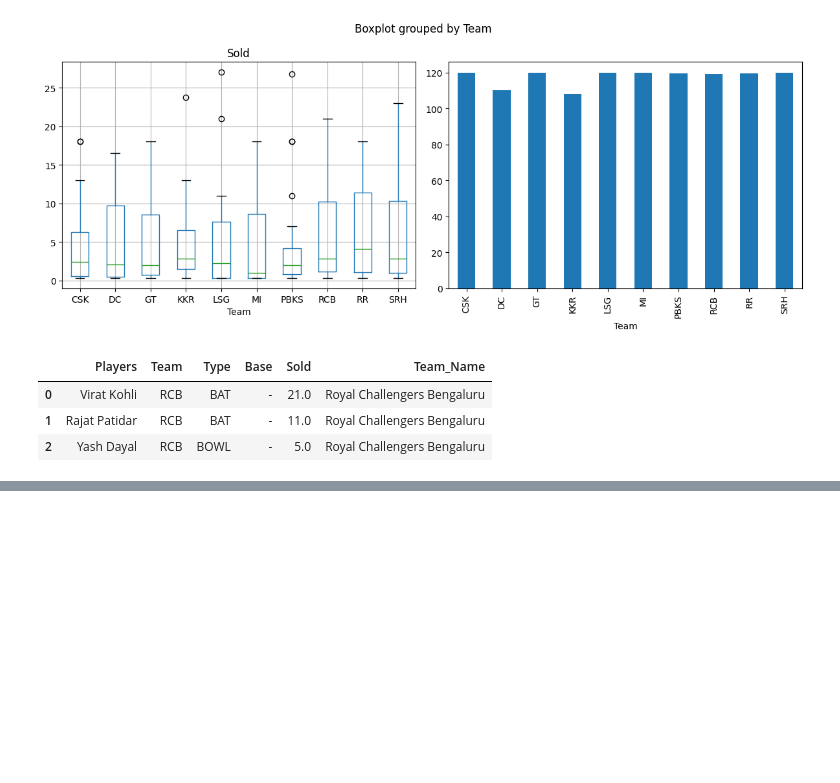
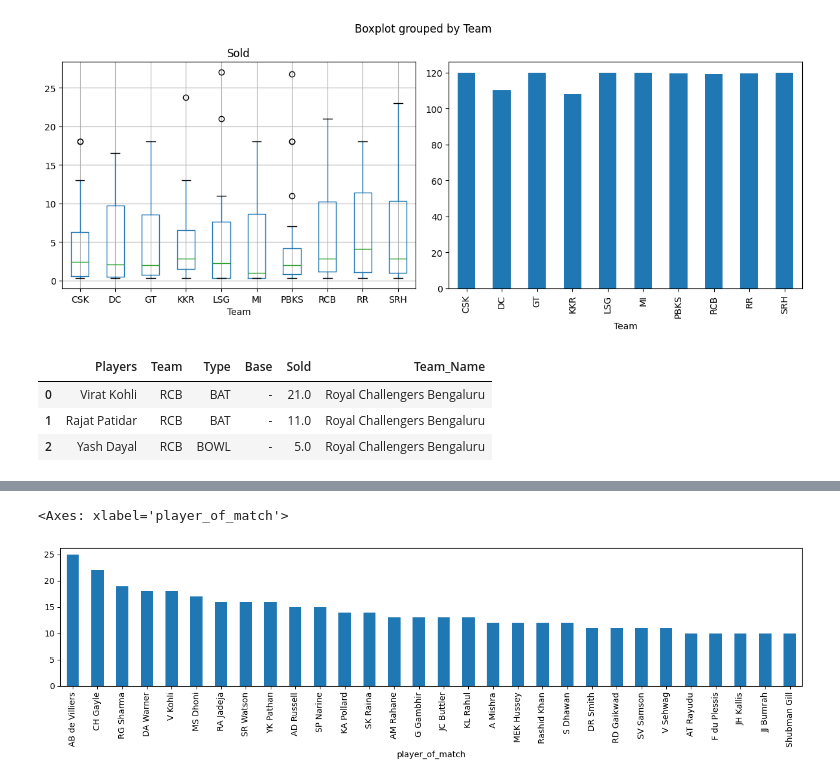
Before and after one commit to quickSilverShanks/IPL-CricPred, a Jupyter notebook: notebooks/Data Preprocessing.ipynb, the cells around one changed output, grey strips where cells are left out. Saved outputs shown, nothing was run; the diff lists cells and outputs as text; code cells hidden in the pictures; blank space fills up the shorter version.

Commit message:
upload processed data
upload processed data for matches and pom(player of match) trends

```diff
--- a/notebooks/Data Preprocessing.ipynb
+++ b/notebooks/Data Preprocessing.ipynb
@@ -23,6 +23,20 @@ TEAM_DICT = {'CSK' : 'Chennai Super Kings',
               'RR' : 'Rajasthan Royals',
               'SRH' : 'Sunrisers Hyderabad'
               }
+
+SEASON_FIX = {"2007/08" : "2008",
+              "2009/10" : "2010",
+              "2020/21" : "2020"
+              }
+
+TEAM_FULLN ={"Royal Challengers Bangalore":"Royal Challengers Bengaluru",
+             "Punjab Kings":"Kings XI Punjab",
+             "Deccan Chargers":"Sunrisers Hyderabad",
+             "Delhi Daredevils":"Delhi Capitals",
+             "Gujarat Lions":"Gujarat Titans",
+             "Rising Pune Supergiant":"Pune Warriors",
+             "Rising Pune Supergiants":"Pune Warriors"
+             }
 # %% [markdown]
 ### Data : Auction 2025
 # %%
@@ -98,0 +113,11 @@ auction25_cleaned.to_csv("../data/processed/auction25.csv", index=False)
+# %%
+matches = pd.read_csv("../data/kaggle/all_seasons_concise/matches.csv")
+
+matches["season"] = matches["season"].apply(lambda x: SEASON_FIX.get(x) if x in SEASON_FIX.keys() else x)
+matches["team1"] = matches["team1"].apply(lambda x: TEAM_FULLN.get(x) if x in TEAM_FULLN.keys() else x)
+matches["team2"] = matches["team2"].apply(lambda x: TEAM_FULLN.get(x) if x in TEAM_FULLN.keys() else x)
+matches["toss_winner"] = matches["toss_winner"].apply(lambda x: TEAM_FULLN.get(x) if x in TEAM_FULLN.keys() else x)
+matches["winner"] = matches["winner"].apply(lambda x: TEAM_FULLN.get(x) if x in TEAM_FULLN.keys() else x)
+
+matches.to_csv("../data/processed/matches.csv", index=False)
+matches.head(3)
@@ -98,0 +129,6 @@ auction25_cleaned.to_csv("../data/processed/auction25.csv", index=False)
+# %%
+plt.figure(figsize=(16,3))
+matches.groupby(["player_of_match"])['id'].count().nlargest(30).plot.bar()
+# %% [output]
+<Axes: xlabel='player_of_match'>
+[figure, added]
```
Also changed, not shown: parts of 7 cells of this notebook, 3 other files.
